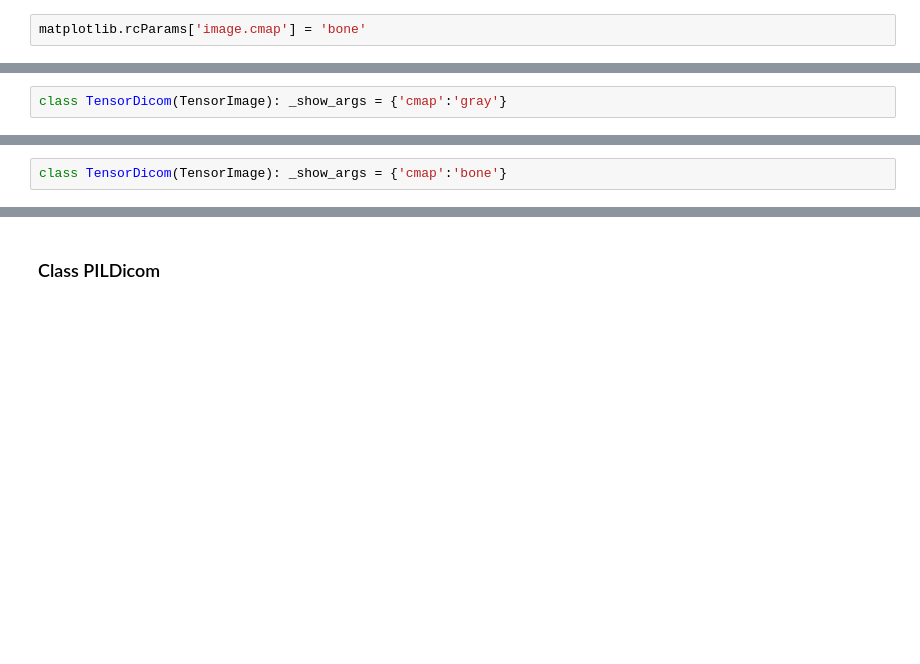
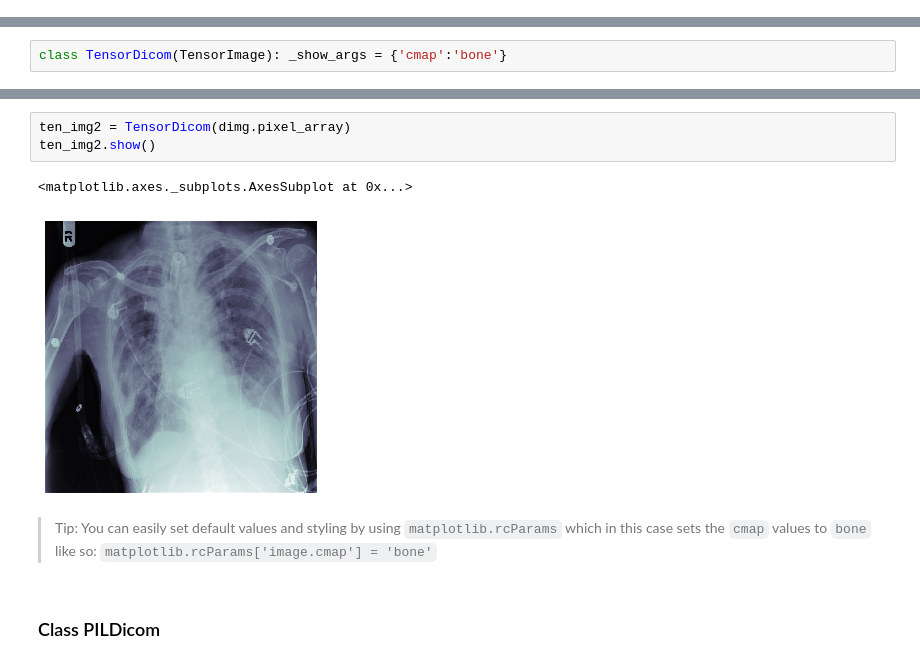
Before and after one commit to asvcode/MedicalImaging, a Jupyter notebook: _notebooks/2020-04-28-Medical-Imaging-Using-Fastai.ipynb, the cells around one changed output, grey strips where cells are left out. Drawn from its saved outputs; the diff is of its cells as text; blank space fills up the shorter version.

```diff
--- a/_notebooks/2020-04-28-Medical-Imaging-Using-Fastai.ipynb
+++ b/_notebooks/2020-04-28-Medical-Imaging-Using-Fastai.ipynb
@@ -38,5 +33,3 @@ You can easily set default values and styling by using `matplotlib.rcParams` whi
-# %%
-matplotlib.rcParams['image.cmap'] = 'bone'
 # %% [markdown]
 ### Patching
 # %% [markdown]
@@ -139,6 +132,4 @@ dimg.pixel_array, dimg.pixel_array.shape
 ### Class TensorDicom
 # %% [markdown]
 Inherits from `TensorImage` and converts the `pixel_array` into a `TensorDicom`
-# %%
-class TensorDicom(TensorImage): _show_args = {'cmap':'gray'}
 # %%
@@ -171,3 +157,11 @@ b.show()
+# %%
+ten_img2 = TensorDicom(dimg.pixel_array)
+ten_img2.show()
+# %% [output]
+<matplotlib.axes._subplots.AxesSubplot at 0x...>
+[figure, added]
+# %% [markdown]
+> Tip: You can easily set default values and styling by using `matplotlib.rcParams` which in this case sets the `cmap` values to `bone` like so: `matplotlib.rcParams['image.cmap'] = 'bone'`
 # %% [markdown]
 ### Class PILDicom
 # %% [markdown]
```
Also changed, not shown: parts of 5 cells of this notebook.
